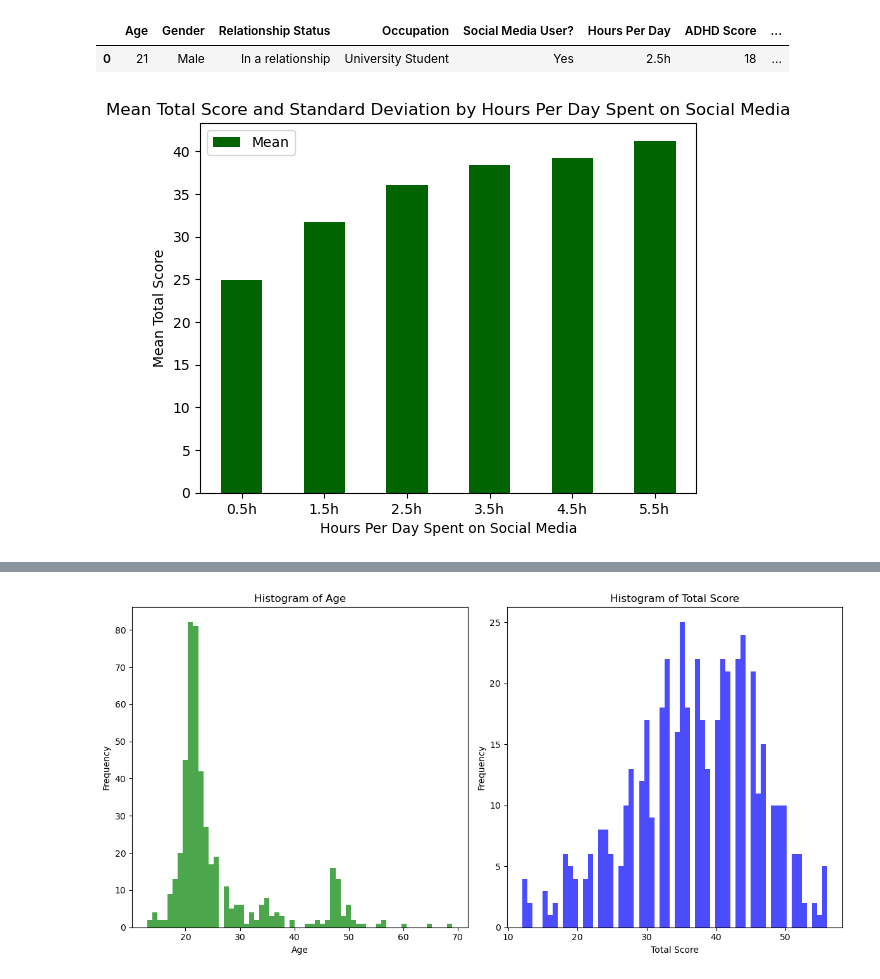
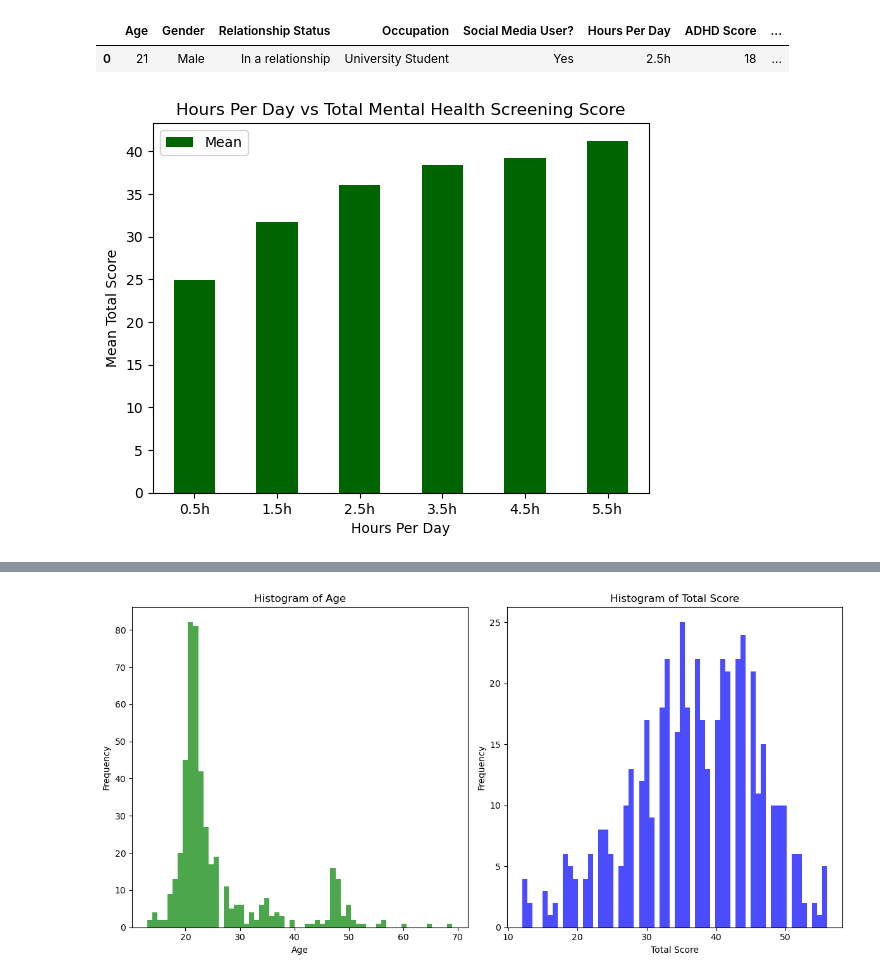
Before and after one commit to serenahinton/Social-Media-and-Mental-Health-Analysis-Project, a Jupyter notebook: social-media-analysis.ipynb, the cells around one changed output, grey strips where cells are left out. Saved outputs shown, nothing was run; the diff lists cells and outputs as text; code cells hidden in the pictures.

Commit message:
Kaggle Notebook | Social Media and Mental Health Analysis | Version 32

```diff
--- a/social-media-analysis.ipynb
+++ b/social-media-analysis.ipynb
@@ -1013,21 +1025,21 @@ data.head(1)
 # %%
 # Calculate mean and standard deviation for each bin
 summary_stats = data.groupby('Hours Per Day')['Total Score'].agg(['mean'])
 
 # Plot mean total score as bar plot with dark green color
 mean_plot = summary_stats['mean'].plot(kind='bar', color='darkgreen', label='Mean')
 
 # Add labels and title
-plt.xlabel('Hours Per Day Spent on Social Media')
+plt.xlabel('Hours Per Day')
 plt.ylabel('Mean Total Score')
-plt.title('Mean Total Score and Standard Deviation by Hours Per Day Spent on Social Media')
+plt.title('Hours Per Day vs Total Mental Health Screening Score')
 
 plt.xticks(rotation=0)
 
 # Add legend
 plt.legend()
 
 # Show plot
 plt.show()
 # %% [output]
-[figure, old version]
+[figure, new version]
```
Also changed, not shown: parts of 36 cells of this notebook.
